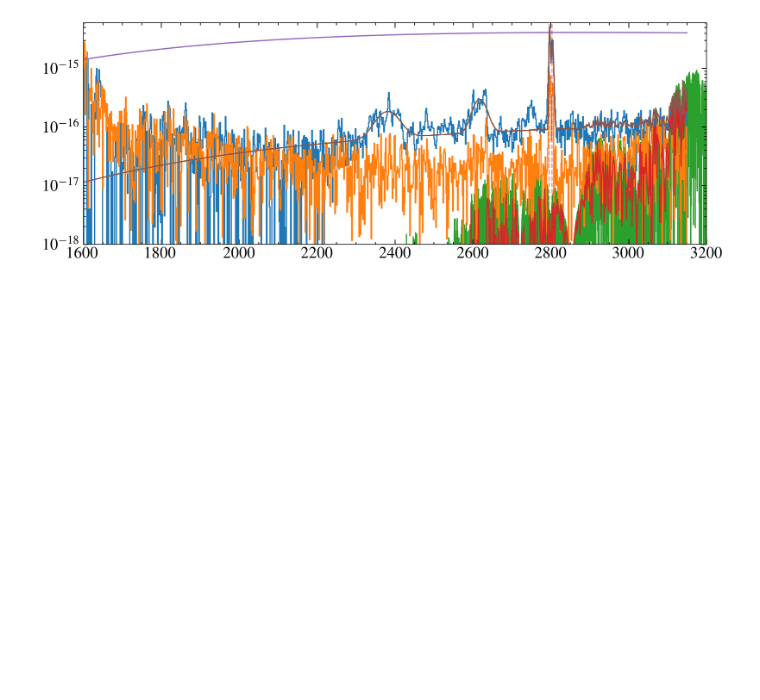
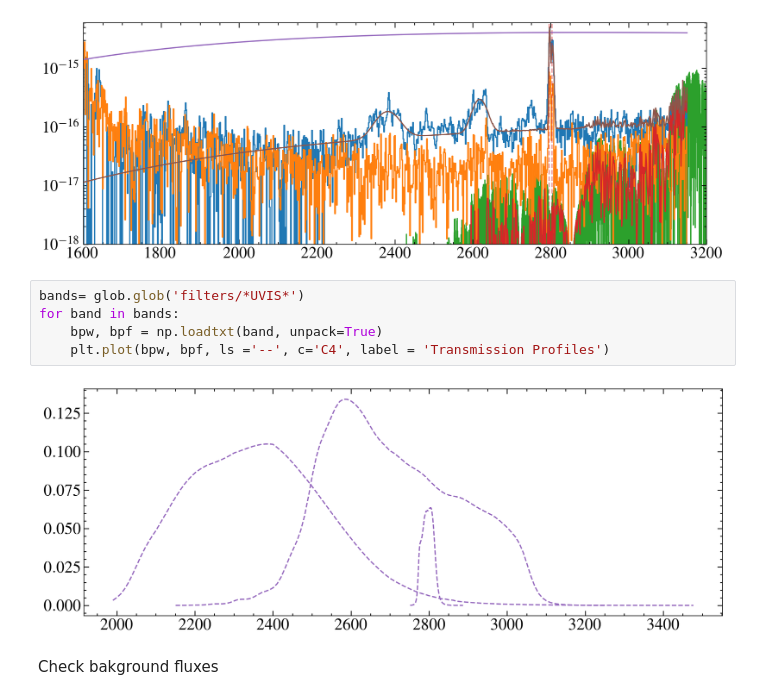
Before and after one commit to davidjwilson/SEDs, a Jupyter notebook: trappist-1/hst_photometry/science.ipynb, the cells around one changed output. Cells and saved outputs as stored; diff of their text form; blank space fills up the shorter version.

```diff
--- a/trappist-1/hst_photometry/science.ipynb
+++ b/trappist-1/hst_photometry/science.ipynb
@@ -434,3 +475,12 @@ Parameters:
     ----------- -------------------- ... ------------------ ------------------
             0.0 4.94193998810127e-15 ... 2617.7564647770732 16.508896744462866
 [figure]
+# %%
+bands= glob.glob('filters/*UVIS*')
+for band in bands:
+    bpw, bpf = np.loadtxt(band, unpack=True)
+    plt.plot(bpw, bpf, ls ='--', c='C4', label = 'Transmission Profiles')
+# %% [output]
+[figure, added]
+# %% [markdown]
+Check bakground fluxes
```
Also changed, not shown: parts of 10 cells of this notebook, 11 other files.
